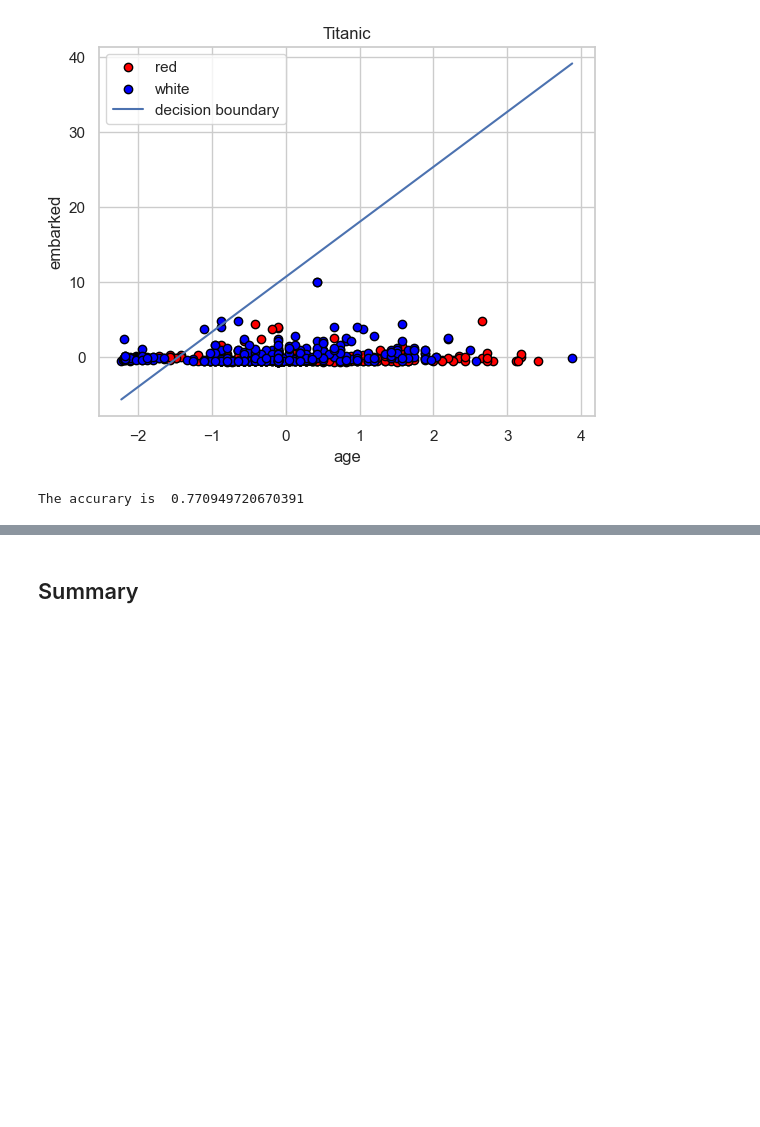
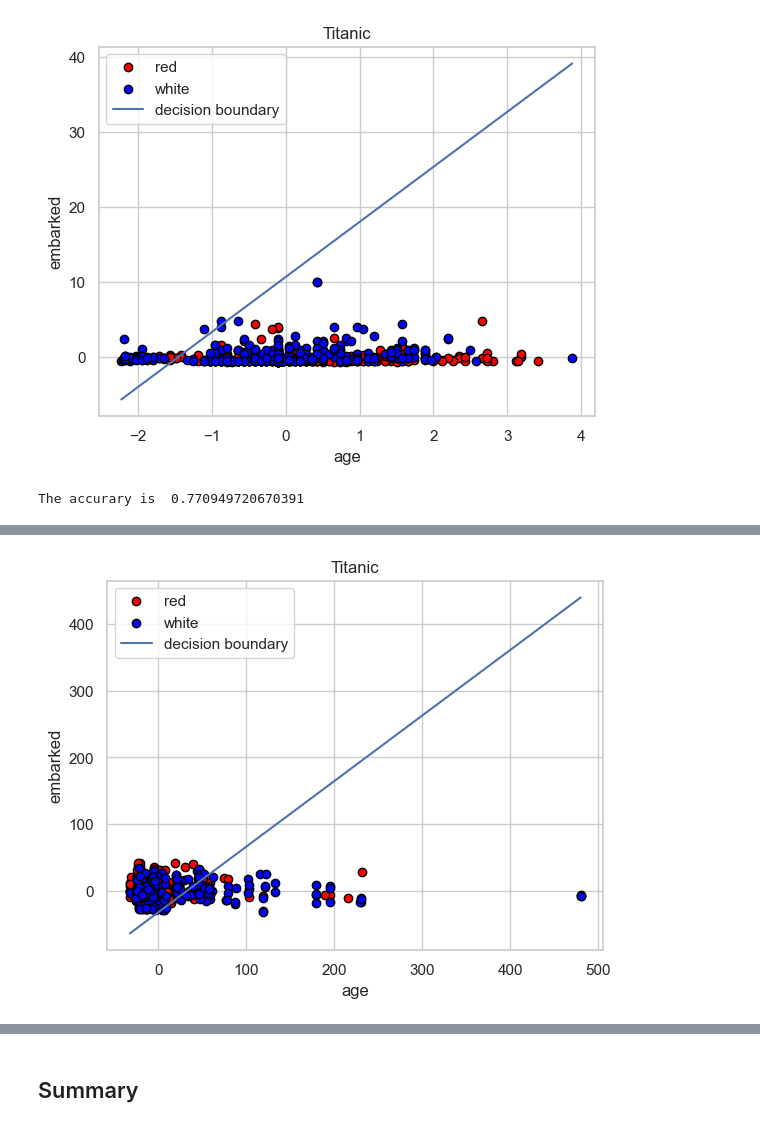
Before and after one commit to SamuelWang05/ml-final-project, a Jupyter notebook: ml-final-project.ipynb, the cells around one changed output, grey strips where cells are left out. Saved outputs shown, nothing was run; the diff lists cells and outputs as text; code cells hidden in the pictures; blank space fills up the shorter version.

```diff
--- a/ml-final-project.ipynb
+++ b/ml-final-project.ipynb
@@ -530,0 +539,89 @@ The accurary is  0.770949720670391
+# %%
+from sklearn.decomposition import PCA
+
+# applying PCA with deck
+def find_pca(data): #before 1 PCA components was enough to get 90% variance
+    pca = PCA(n_components=2) #get at least 2 principle components to map the decision boundary in logistics
+    X_pca = pca.fit_transform(data)
+    return X_pca
+
+pca_feature = find_pca(X_lr.to_numpy()) #get PCA
+
+X_train, X_test, y_train, y_test = train_test_split(
+    pca_feature, y_lr, test_size = 0.2,
+    random_state=20, stratify=y_lr)
+
+train_y = np.reshape(y_train.values, (len(y_train), 1))
+test_y  = np.reshape(y_test.values,  (len(y_test),  1))
+
+theta = np.array([[0.5], [0.5], [0.5]]) #It kept one princple component
+
+# Build design matrix: bias column + 5 feature columns
+design_X = np.zeros((len(train_y), X_train.shape[1]+1))
+design_X[:, 0] = 1 # bias term
+design_X[:, 1:] = X_train # PCA features
+
+alpha = 1e-4
+
+model = LogisticRegression(design_X, train_y, theta, alpha)
+model.run_gradient_descent()
+model.decision_boundary()
+
+# Build test design matrix
+test_X = np.zeros((len(test_y), X_test.shape[1]+1))
+test_X[:, 0] = 1  # bias term
+test_X[:, 1:] = X_test # PCA features
+
+model.evaluate(test_X, test_y)
+
+
+#SVM with PCA. THis is basically a copy and paste over from before but with PCA as the train and test
+feature_sets = {
+    "Basic": ['pclass', 'sex', 'age', 'fare', 'embarked'],
+    "With Family": ['pclass', 'sex', 'age', 'fare', 'embarked', 'sibsp', 'parch'],
+    "Basic + Deck": ['pclass', 'sex', 'age', 'fare', 'embarked', 'deck'],
+    "With Family + Deck": ['pclass', 'sex', 'age', 'fare', 'embarked', 'deck', 'sibsp', 'parch'],
+}
+
+results = []
+
+for feature_set_name, feature_cols in feature_sets.items():
+    X_lr = df[feature_cols]
+    y_lr = df['survived']
+
+    pca_feature = find_pca(X_lr.to_numpy()) #get PCA
+    # Train-test split
+    X_train, X_test, y_train, y_test = train_test_split(
+        pca_feature, y_lr, test_size=0.2, random_state=42, stratify=y_lr
+    )
+
+    for kernel in ['linear', 'rbf', 'poly']:
+        svm_model = SVC(kernel=kernel)
+        svm_model.fit(X_train, y_train)
+
+        y_pred = svm_model.predict(X_test)
+        acc = accuracy_score(y_test, y_pred)
+
+        results.append({
+            'Feature Set': feature_set_name,
+            'Kernel': kernel,
+            'Accuracy': acc
+        })
+
+        print(f"\nFeature Set: {feature_set_name}")
+        print(f"Kernel: {kernel}")
+        print(f"Accuracy: {acc:.4f}")
+
+results_df = pd.DataFrame(results).sort_values(by='Accuracy', ascending=False)
+print("\n SVM Results")
+print(results_df)
+
+plt.figure(figsize=(8, 5))
+sns.barplot(data=results_df, x='Feature Set', y='Accuracy', hue='Kernel')
+plt.title('SVM Accuracy by Feature Set and Kernel')
+plt.ylabel('Accuracy')
+plt.xlabel('Feature Set')
+plt.tight_layout()
+plt.show()
+# %% [output]
+[figure, added]
```
Also changed, not shown: parts of 5 cells of this notebook.
